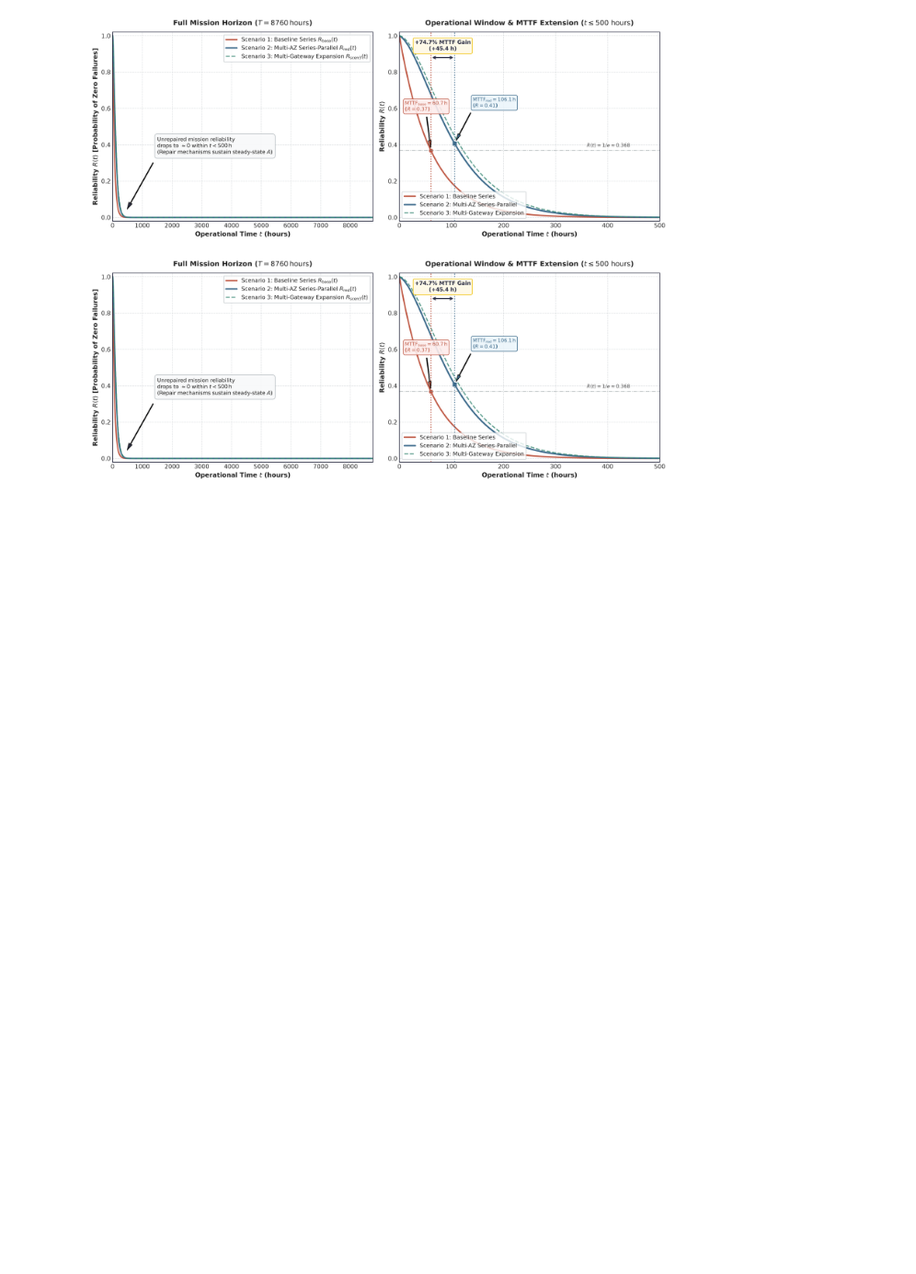
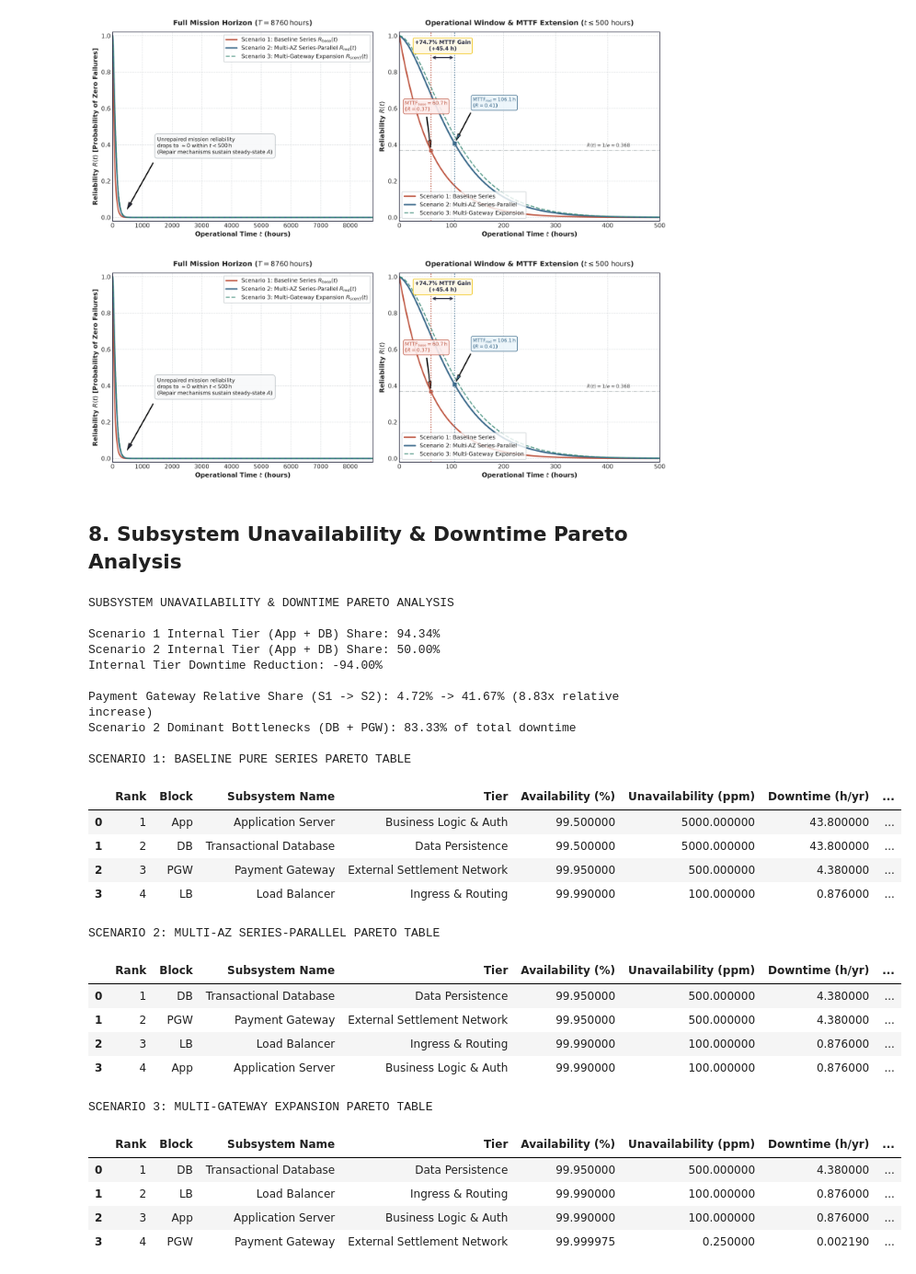
Before and after one commit to wrlxavier/system-reliability-engineering, a Jupyter notebook: notebooks/01_analytical_modeling.ipynb, the cells around one changed output. Shown at 92% size. Cells and saved outputs as stored; diff of their text form; code cells hidden in the pictures; blank space fills up the shorter version.

```diff
--- a/notebooks/01_analytical_modeling.ipynb
+++ b/notebooks/01_analytical_modeling.ipynb
@@ -397,3 +409,59 @@ else:
 Saved: /home/xavier/dev/system-reliability-engineering/reports/figures/reliability_curves_comparison.pdf and /home/xavier/dev/system-reliability-engineering/reports/figures/reliability_curves_comparis ...
 [figure]
 [figure]
+# %% [markdown]
+## 8. Subsystem Unavailability & Downtime Pareto Analysis
+# %%
+pareto_results = evaluate_pareto_analysis()
+shifts = compute_bottleneck_shift_summary(pareto_results)
+
+
+print("SUBSYSTEM UNAVAILABILITY & DOWNTIME PARETO ANALYSIS")
+
+print(f"\nScenario 1 Internal Tier (App + DB) Share: {shifts['s1_internal_share_pct']:.2f}%")
+print(f"Scenario 2 Internal Tier (App + DB) Share: {shifts['s2_internal_share_pct']:.2f}%")
+print(f"Internal Tier Downtime Reduction: -{shifts['internal_tier_reduction_pct']:.2f}%")
+
+print(f"\nPayment Gateway Relative Share (S1 -> S2): {shifts['s1_pgw_share_pct']:.2f}% -> {shifts['s2_pgw_share_pct']:.2f}% ({shifts['pgw_share_multiplication_factor']:.2f}x relative increase)")
+print(f"Scenario 2 Dominant Bottlenecks (DB + PGW): {shifts['s2_pgw_share_pct'] + pareto_results['scenario_2'].contributions[0].percentage_of_total:.2f}% of total downtime")
+
+
+print("\nSCENARIO 1: BASELINE PURE SERIES PARETO TABLE")
+df_p1 = get_pareto_dataframe(pareto_results["scenario_1"])
+display(df_p1)
+
+print("\nSCENARIO 2: MULTI-AZ SERIES-PARALLEL PARETO TABLE")
+df_p2 = get_pareto_dataframe(pareto_results["scenario_2"])
+display(df_p2)
+
+print("\nSCENARIO 3: MULTI-GATEWAY EXPANSION PARETO TABLE")
+df_p3 = get_pareto_dataframe(pareto_results["scenario_3"])
+display(df_p3)
+# %% [output]
+SUBSYSTEM UNAVAILABILITY & DOWNTIME PARETO ANALYSIS
+
+Scenario 1 Internal Tier (App + DB) Share: 94.34%
+Scenario 2 Internal Tier (App + DB) Share: 50.00%
+Internal Tier Downtime Reduction: -94.00%
+
+Payment Gateway Relative Share (S1 -> S2): 4.72% -> 41.67% (8.83x relative increase)
+Scenario 2 Dominant Bottlenecks (DB + PGW): 83.33% of total downtime
+
+SCENARIO 1: BASELINE PURE SERIES PARETO TABLE
+|  | Rank | Block | Subsystem Name | Tier | Availability (%) | Unavailability (ppm) | Downtime (h/yr) | ... |
+| 0 | 1 | App | Application Server | Business Logic & Auth | 99.500000 | 5000.000000 | 43.800000 | ... |
+| 1 | 2 | DB | Transactional Database | Data Persistence | 99.500000 | 5000.000000 | 43.800000 | ... |
+| 2 | 3 | PGW | Payment Gateway | External Settlement Network | 99.950000 | 500.000000 | 4.380000 | ... |
+| 3 | 4 | LB | Load Balancer | Ingress & Routing | 99.990000 | 100.000000 | 0.876000 | ... |
+SCENARIO 2: MULTI-AZ SERIES-PARALLEL PARETO TABLE
+|  | Rank | Block | Subsystem Name | Tier | Availability (%) | Unavailability (ppm) | Downtime (h/yr) | ... |
+| 0 | 1 | DB | Transactional Database | Data Persistence | 99.950000 | 500.000000 | 4.380000 | ... |
+| 1 | 2 | PGW | Payment Gateway | External Settlement Network | 99.950000 | 500.000000 | 4.380000 | ... |
+| 2 | 3 | LB | Load Balancer | Ingress & Routing | 99.990000 | 100.000000 | 0.876000 | ... |
+| 3 | 4 | App | Application Server | Business Logic & Auth | 99.990000 | 100.000000 | 0.876000 | ... |
+SCENARIO 3: MULTI-GATEWAY EXPANSION PARETO TABLE
+|  | Rank | Block | Subsystem Name | Tier | Availability (%) | Unavailability (ppm) | Downtime (h/yr) | ... |
+| 0 | 1 | DB | Transactional Database | Data Persistence | 99.950000 | 500.000000 | 4.380000 | ... |
+| 1 | 2 | LB | Load Balancer | Ingress & Routing | 99.990000 | 100.000000 | 0.876000 | ... |
+| 2 | 3 | App | Application Server | Business Logic & Auth | 99.990000 | 100.000000 | 0.876000 | ... |
+| 3 | 4 | PGW | Payment Gateway | External Settlement Network | 99.999975 | 0.250000 | 0.002190 | ... |
```
Also changed, not shown: parts of 6 cells of this notebook, 22 other files.
